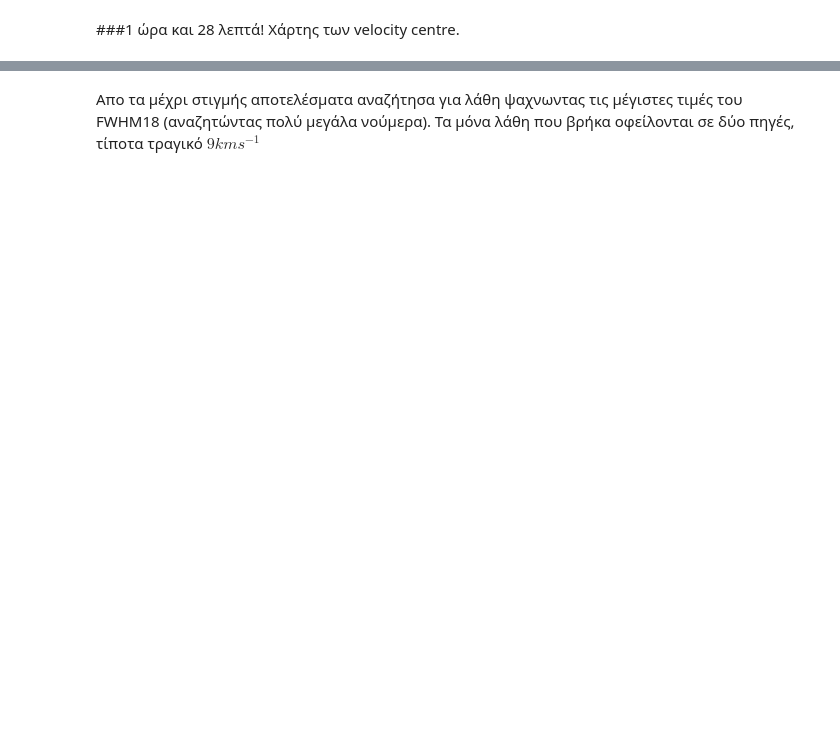
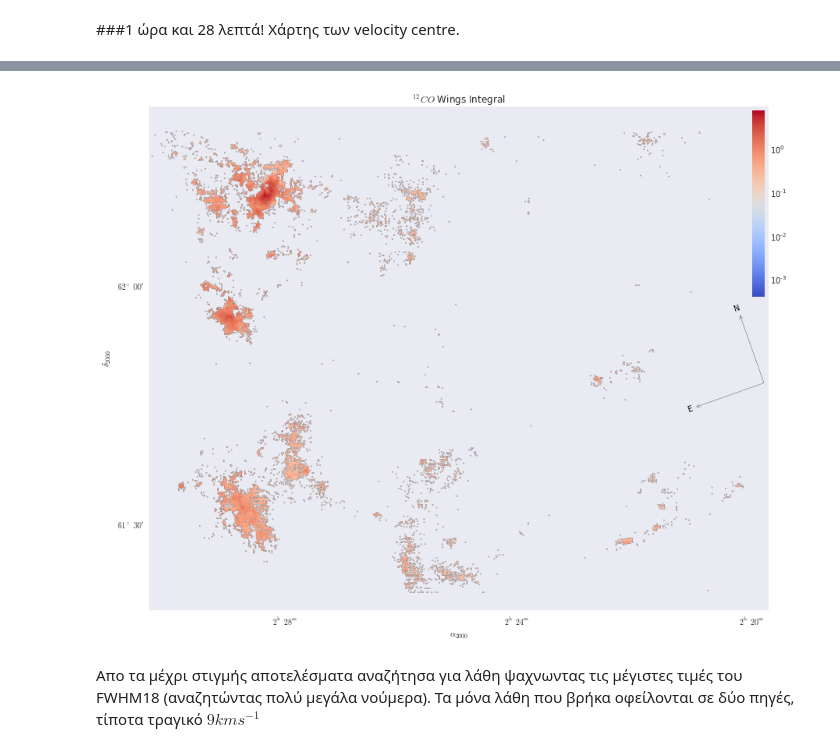
Before and after one commit to Mixpap/Ptyxiaki, a Jupyter notebook: Optical Depth.ipynb, the cells around one changed output, grey strips where cells are left out. Saved outputs shown, nothing was run; the diff lists cells and outputs as text; code cells hidden in the pictures; blank space fills up the shorter version.

```diff
--- a/Optical Depth.ipynb
+++ b/Optical Depth.ipynb
@@ -405,5 +354,7 @@ Integral12_fix.sum(),Integral12.sum()
 # %%
-functions.plot_maps(maps=[Integral12_fix],titles=['$^{12}CO$ Wings Integral'],fn='i12lin.png',coords=w18,norm='logg')
+functions.plot_maps(maps=[Integral12_fix],titles=['$^{12}CO$ Wings Integral'],fn='i12lin.png',coords=w18,norm='log')
+# %% [output]
+[figure, added]
 # %%
 functions.plot_maps(maps=[FWHMSD12],titles=['$^{12}CO$ FWHM Standard Deviation'],fn='fwhm12sd.png',coords=w18,norm='logg')
 # %%
```
Also changed, not shown: parts of 22 cells of this notebook, 4 other files.
